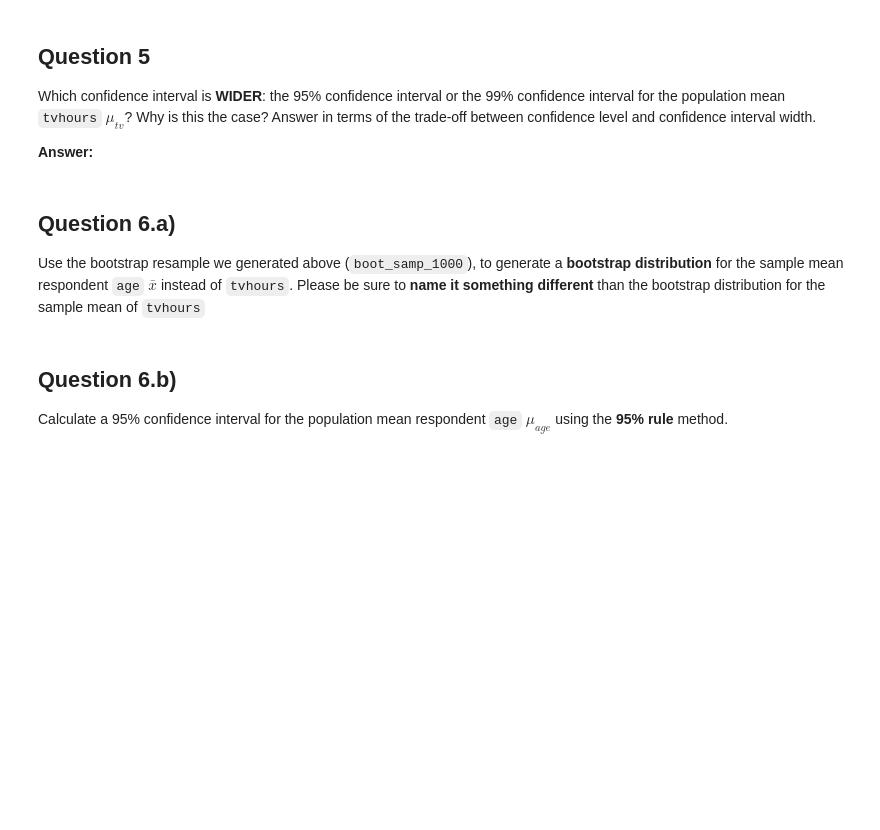
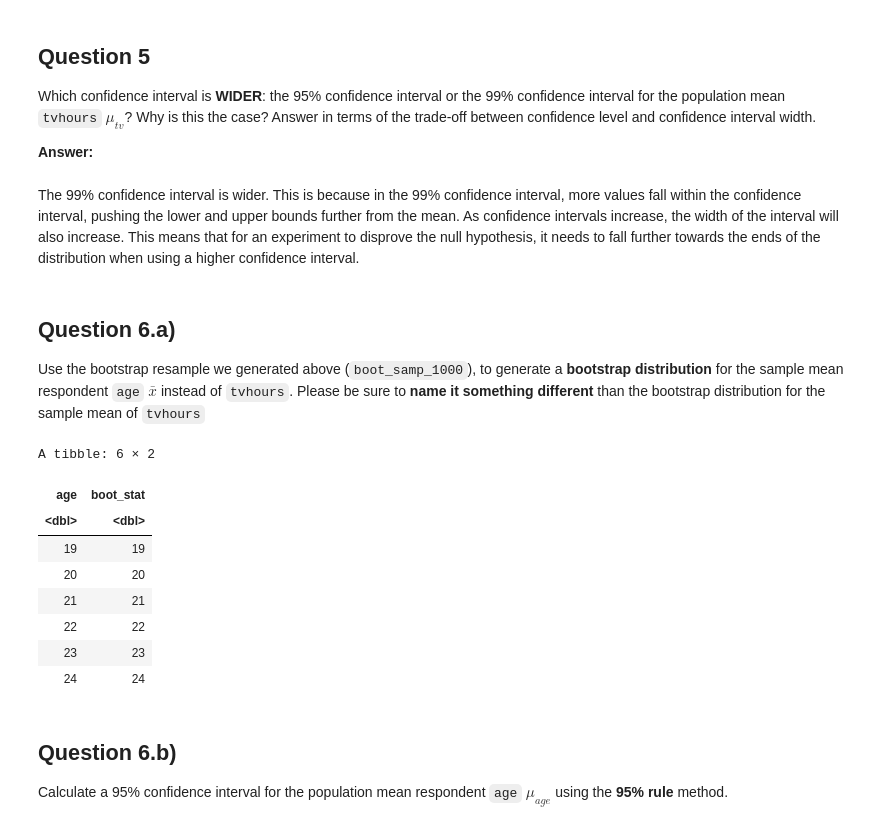
Before and after one commit to evandevine1/a07, a Jupyter notebook: assignment8.ipynb, the cells around one changed output. Saved outputs shown, nothing was run; the diff lists cells and outputs as text; code cells hidden in the pictures; blank space fills up the shorter version.

```diff
--- a/assignment8.ipynb
+++ b/assignment8.ipynb
@@ -251,6 +298,8 @@ $\mu_{tv}$? Why is this the case? Answer in terms of the trade-off
 between confidence level and confidence interval width.
 
 **Answer:**
+# %% [markdown]
+The 99% confidence interval is wider. This is because in the 99% confidence interval, more values fall within the confidence interval, pushing the lower and upper bounds further from the mean. As confidence intervals increase, the width of the interval will also increase. This means that for an experiment to disprove the null hypothesis, it needs to fall further towards the ends of the distribution when using a higher confidence interval.
 # %% [markdown]
 ## Question 6.a)
 
@@ -259,6 +308,22 @@ generate a **bootstrap distribution** for the sample mean respondent
 `age` $\bar{x}$ instead of `tvhours`. Please be sure to **name it
 something different** than the bootstrap distribution for the sample
 mean of `tvhours`
+# %%
+boot_distrib_age = boot_samp_1000 |>
+  group_by(age) |>
+  summarize(boot_stat = mean(age))
+
+boot_distrib_age |> head()
+# %% [output]
+A tibble: 6 × 2
+| age | boot_stat |
+| <dbl> | <dbl> |
+| 19 | 19 |
+| 20 | 20 |
+| 21 | 21 |
+| 22 | 22 |
+| 23 | 23 |
+| 24 | 24 |
 # %% [markdown]
 ## Question 6.b)
 
```
Also changed, not shown: parts of 19 cells of this notebook.
